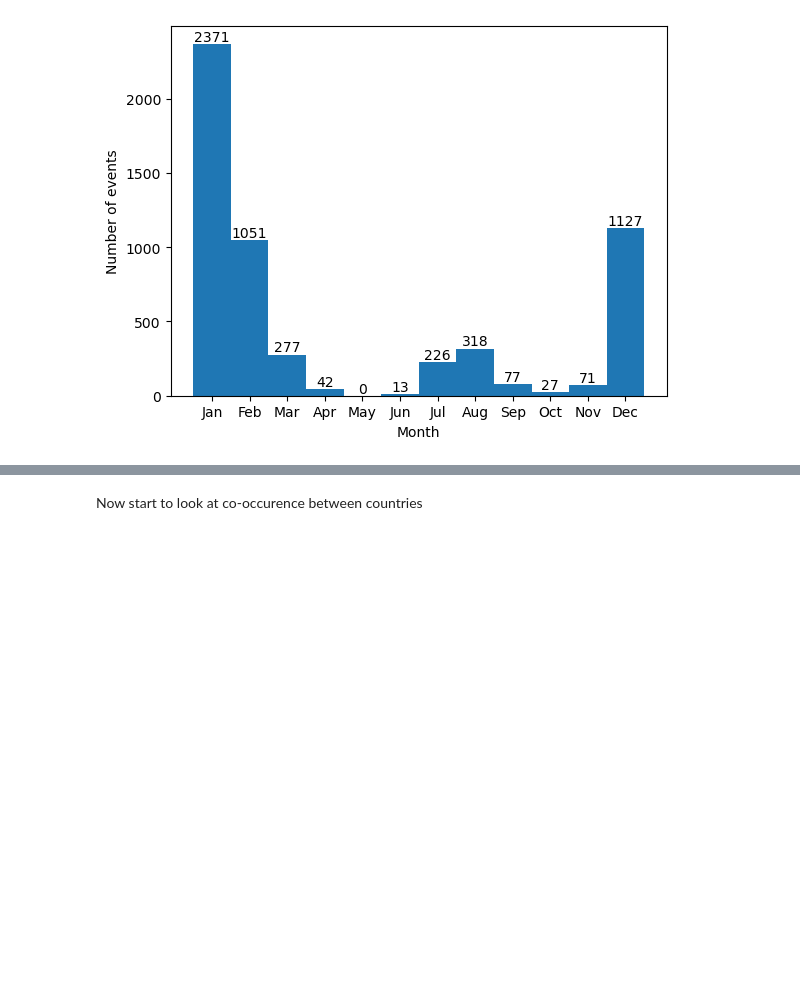
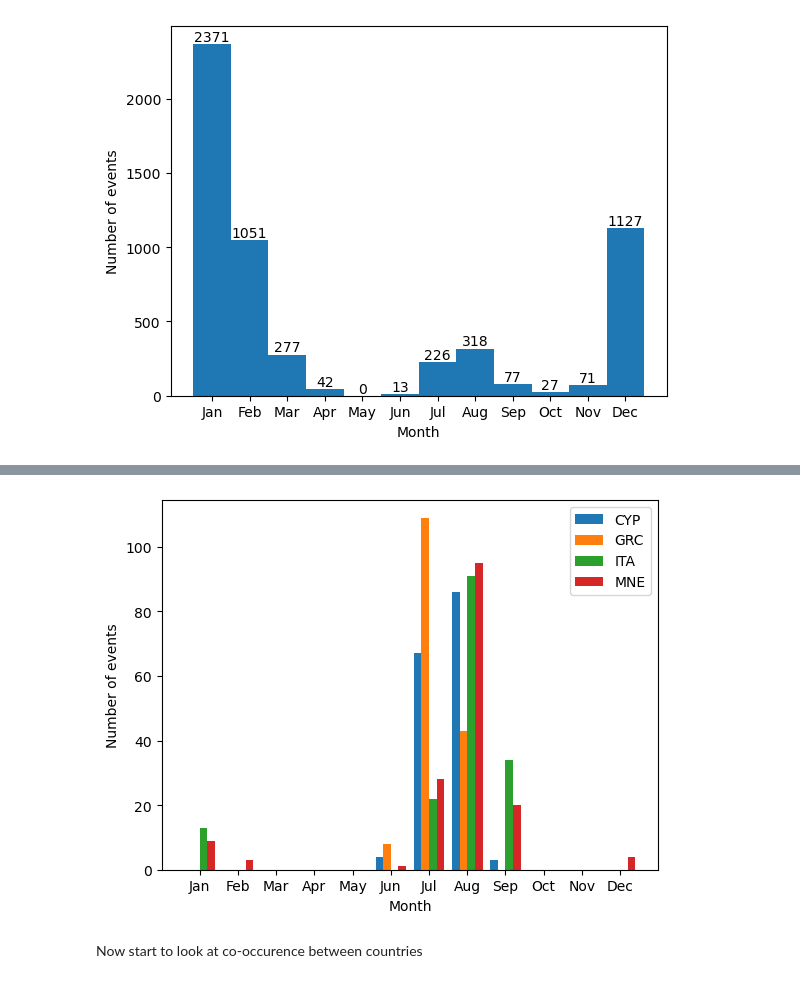
Before and after one commit to bramvanduinen/EnergyDroughtCooccurrence, a Jupyter notebook: src/calc_co-occur.ipynb, the cells around one changed output, grey strips where cells are left out. Saved outputs shown, nothing was run; the diff lists cells and outputs as text; code cells hidden in the pictures; blank space fills up the shorter version.

```diff
--- a/src/calc_co-occur.ipynb
+++ b/src/calc_co-occur.ipynb
@@ -186,4 +186,15 @@ plt.legend()
 [figure]
+# %%
+plt.hist(ds_events.time[[5,14,19,24]].T.dt.month,  bins=np.linspace(0.5,12.5, 13), label = countries[[5,14,19,24]])
+plt.legend()
+plt.xlabel('Month')
+plt.ylabel('Number of events')
+# make xticks the month names
+month_names = ['Jan', 'Feb', 'Mar', 'Apr', 'May', 'Jun', 'Jul', 'Aug', 'Sep', 'Oct', 'Nov', 'Dec']
+plt.xticks(range(1,13), month_names)
+plt.savefig(f'{dir_Figures}/hist_summercountries_dte={dt_event}.png', dpi=300, bbox_inches='tight')
+# %% [output]
+[figure, added]
 # %% [markdown]
 Now start to look at co-occurence between countries
 # %%
```
Also changed, not shown: parts of 7 cells of this notebook, 3 other files.
